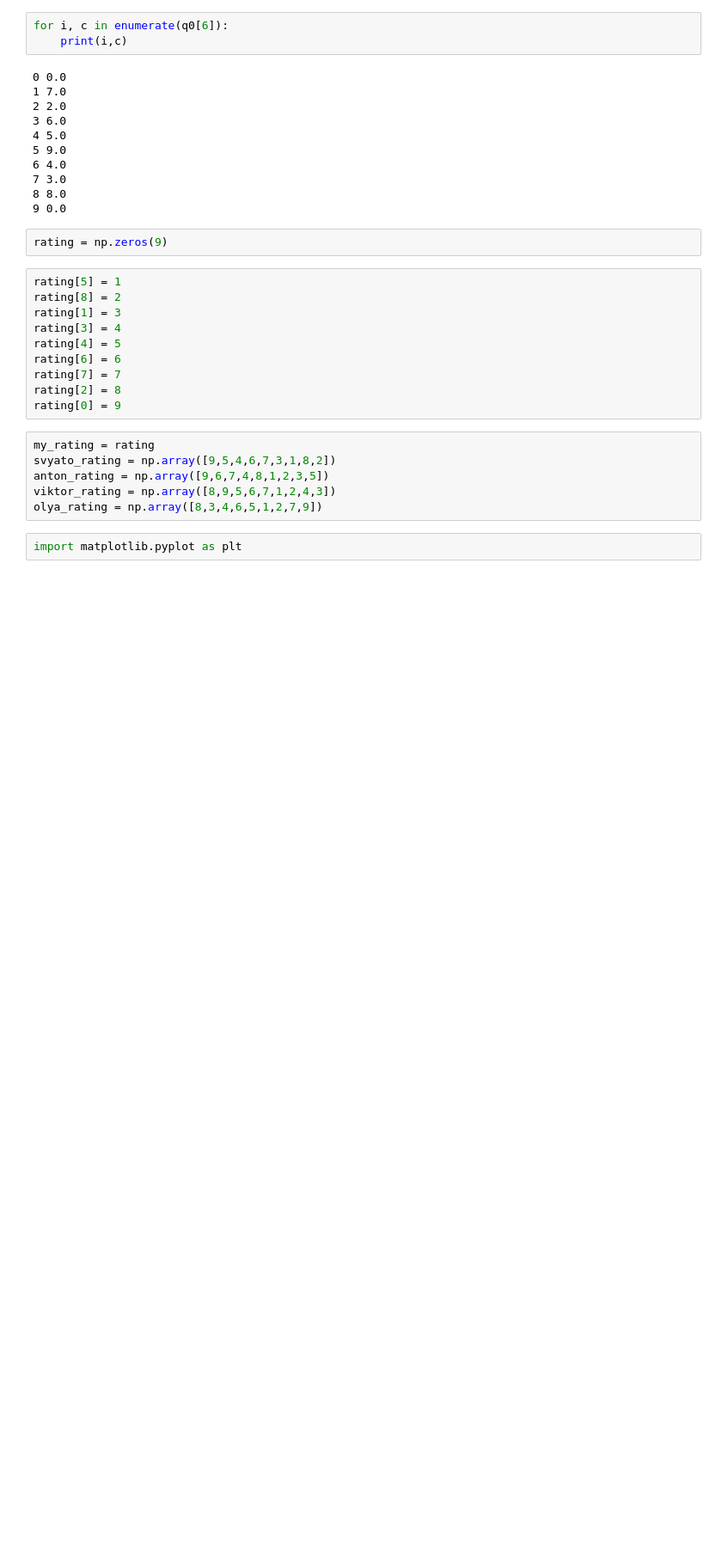
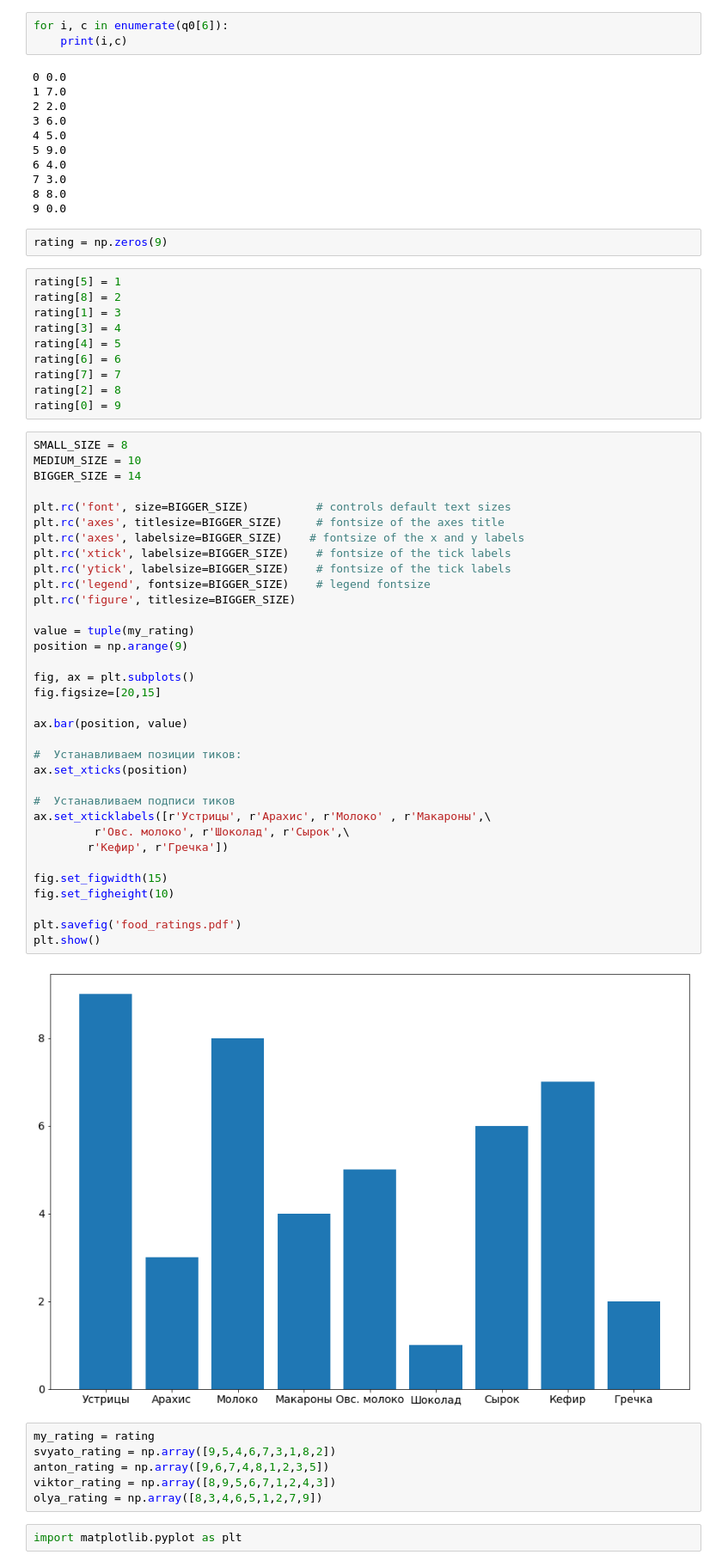
Before and after one commit to Siziff/Ratings, a Jupyter notebook: Islamov Rustem/Ratings.ipynb, the cells around one changed output. Shown at 86% size. Drawn from its saved outputs; the diff is of its cells as text; blank space fills up the shorter version.

```diff
--- a/Islamov Rustem/Ratings.ipynb
+++ b/Islamov Rustem/Ratings.ipynb
@@ -109,6 +123,42 @@ rating[6] = 6
 rating[7] = 7
 rating[2] = 8
 rating[0] = 9
+# %%
+SMALL_SIZE = 8
+MEDIUM_SIZE = 10
+BIGGER_SIZE = 14
+
+plt.rc('font', size=BIGGER_SIZE)          # controls default text sizes
+plt.rc('axes', titlesize=BIGGER_SIZE)     # fontsize of the axes title
+plt.rc('axes', labelsize=BIGGER_SIZE)    # fontsize of the x and y labels
+plt.rc('xtick', labelsize=BIGGER_SIZE)    # fontsize of the tick labels
+plt.rc('ytick', labelsize=BIGGER_SIZE)    # fontsize of the tick labels
+plt.rc('legend', fontsize=BIGGER_SIZE)    # legend fontsize
+plt.rc('figure', titlesize=BIGGER_SIZE)
+
+value = tuple(my_rating)
+position = np.arange(9)
+
+fig, ax = plt.subplots()
+fig.figsize=[20,15]
+
+ax.bar(position, value)
+
+#  Устанавливаем позиции тиков:
+ax.set_xticks(position)
+
+#  Устанавливаем подписи тиков
+ax.set_xticklabels([r'Устрицы', r'Арахиc', r'Молоко' , r'Макароны',\
+         r'Овс. молоко', r'Шоколад', r'Сырок',\
+        r'Кефир', r'Гречка'])
+
+fig.set_figwidth(15)
+fig.set_figheight(10)
+
+plt.savefig('food_ratings.pdf')
+plt.show()
+# %% [output]
+[figure, added]
 # %%
 my_rating = rating
 svyato_rating = np.array([9,5,4,6,7,3,1,8,2])
```
Also changed, not shown: parts of 1 cell of this notebook, 1 other file.
